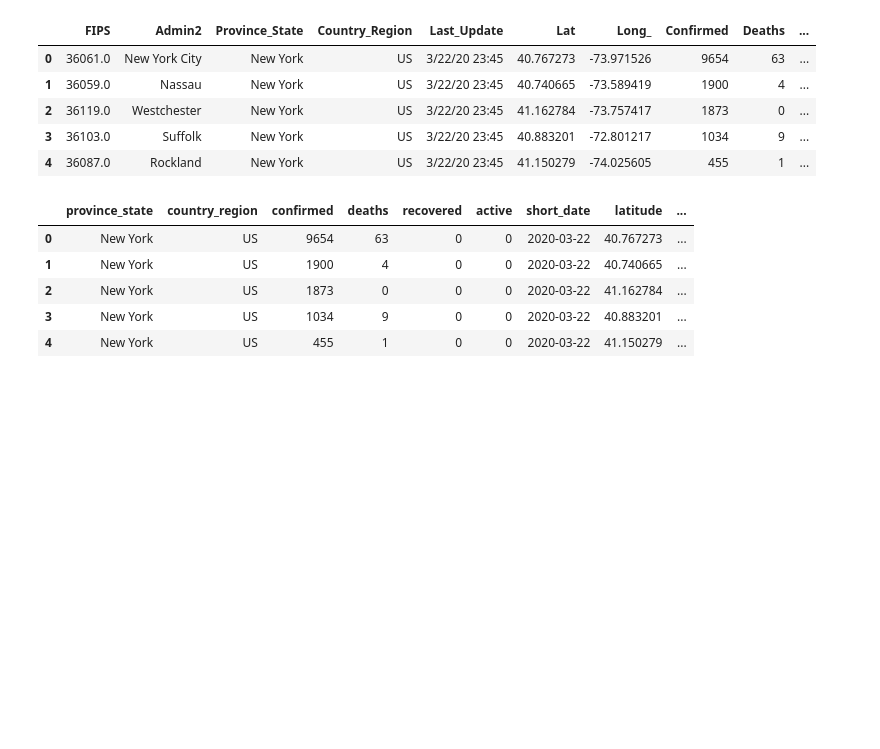
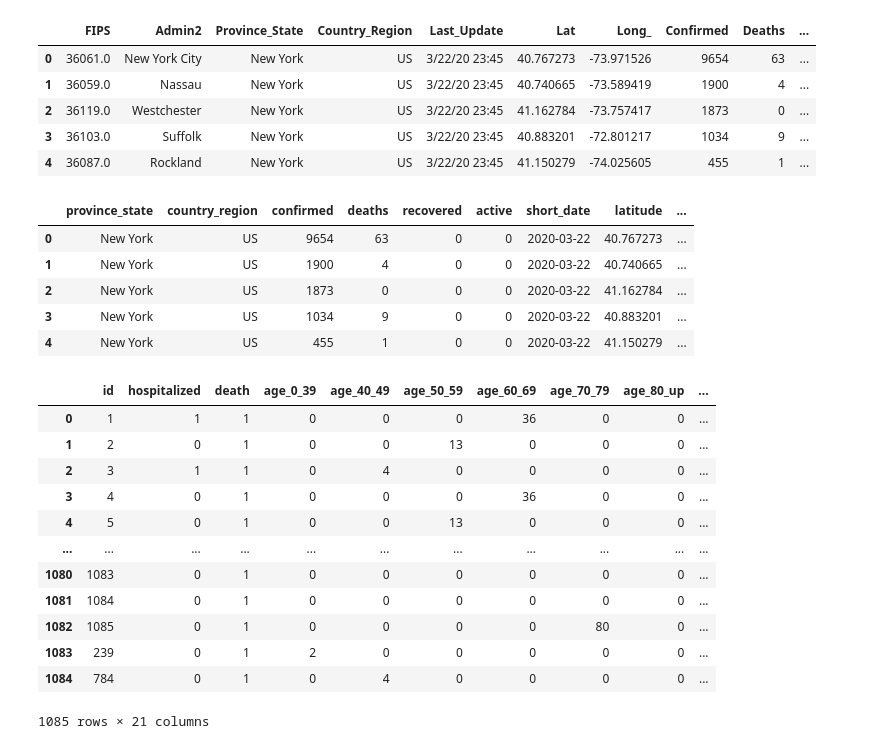
Before and after one commit to DutchDS/Final-Project, a Jupyter notebook: static/covid_data_all.ipynb, the cells around one changed output. Drawn from its saved outputs; the diff is of its cells as text; code cells hidden in the pictures; blank space fills up the shorter version.

```diff
--- a/static/covid_data_all.ipynb
+++ b/static/covid_data_all.ipynb
@@ -412,3 +433,21 @@ df_covid_4.head()
 # %%
 # engine.execute( '''TRUNCATE TABLE covid_data_phase3''' )
 df_covid_4.to_sql(name='covid_data_4', con=engine, if_exists='append', index=False)
+# %%
+df_case_study_1 = pd.read_sql('select * from case_study_1_v', con=engine)
+# %%
+df_case_study_1
+# %% [output]
+|  | id | hospitalized | death | age_0_39 | age_40_49 | age_50_59 | age_60_69 | age_70_79 | age_80_up | ... |
+| 0 | 1 | 1 | 1 | 0 | 0 | 0 | 36 | 0 | 0 | ... |
+| 1 | 2 | 0 | 1 | 0 | 0 | 13 | 0 | 0 | 0 | ... |
+| 2 | 3 | 1 | 1 | 0 | 4 | 0 | 0 | 0 | 0 | ... |
+| 3 | 4 | 0 | 1 | 0 | 0 | 0 | 36 | 0 | 0 | ... |
+| 4 | 5 | 0 | 1 | 0 | 0 | 13 | 0 | 0 | 0 | ... |
+| ... | ... | ... | ... | ... | ... | ... | ... | ... | ... | ... |
+| 1080 | 1083 | 0 | 1 | 0 | 0 | 0 | 0 | 0 | 0 | ... |
+| 1081 | 1084 | 0 | 1 | 0 | 0 | 0 | 0 | 0 | 0 | ... |
+| 1082 | 1085 | 0 | 1 | 0 | 0 | 0 | 0 | 80 | 0 | ... |
+| 1083 | 239 | 0 | 1 | 2 | 0 | 0 | 0 | 0 | 0 | ... |
+| 1084 | 784 | 0 | 1 | 0 | 4 | 0 | 0 | 0 | 0 | ... |
+1085 rows × 21 columns
```
Also changed, not shown: parts of 5 cells of this notebook, 4 other files.
